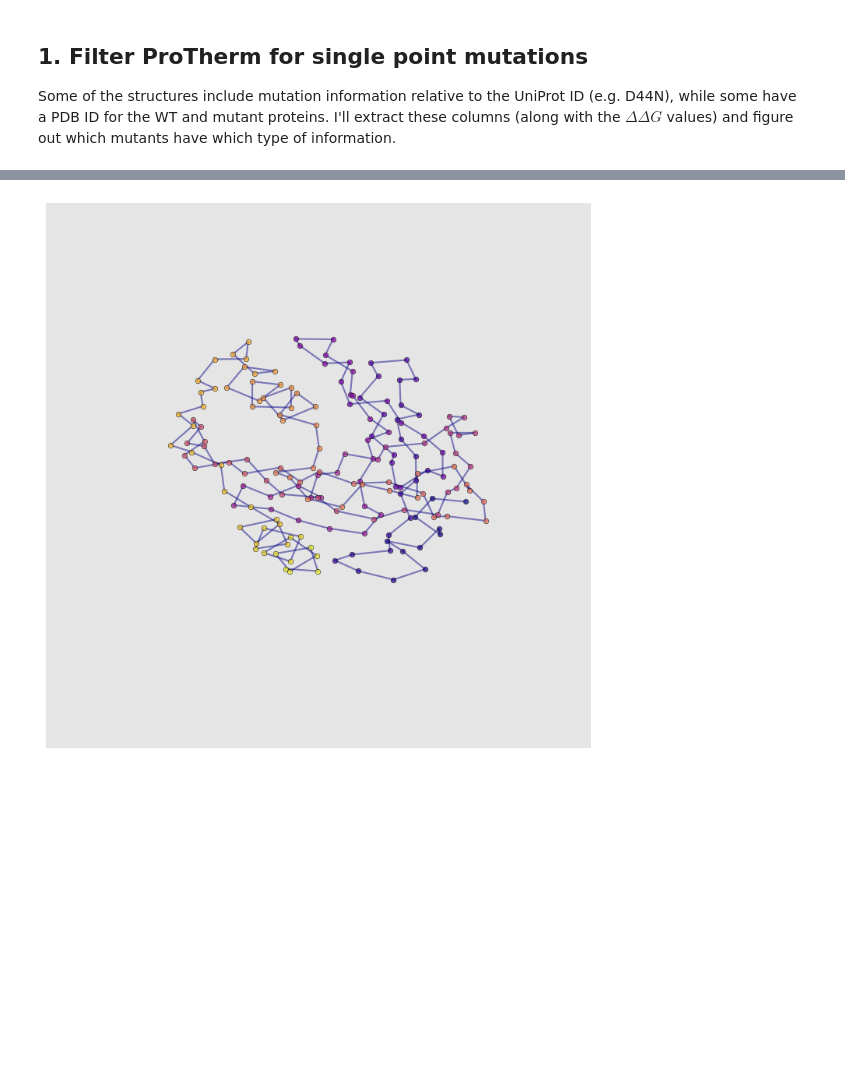
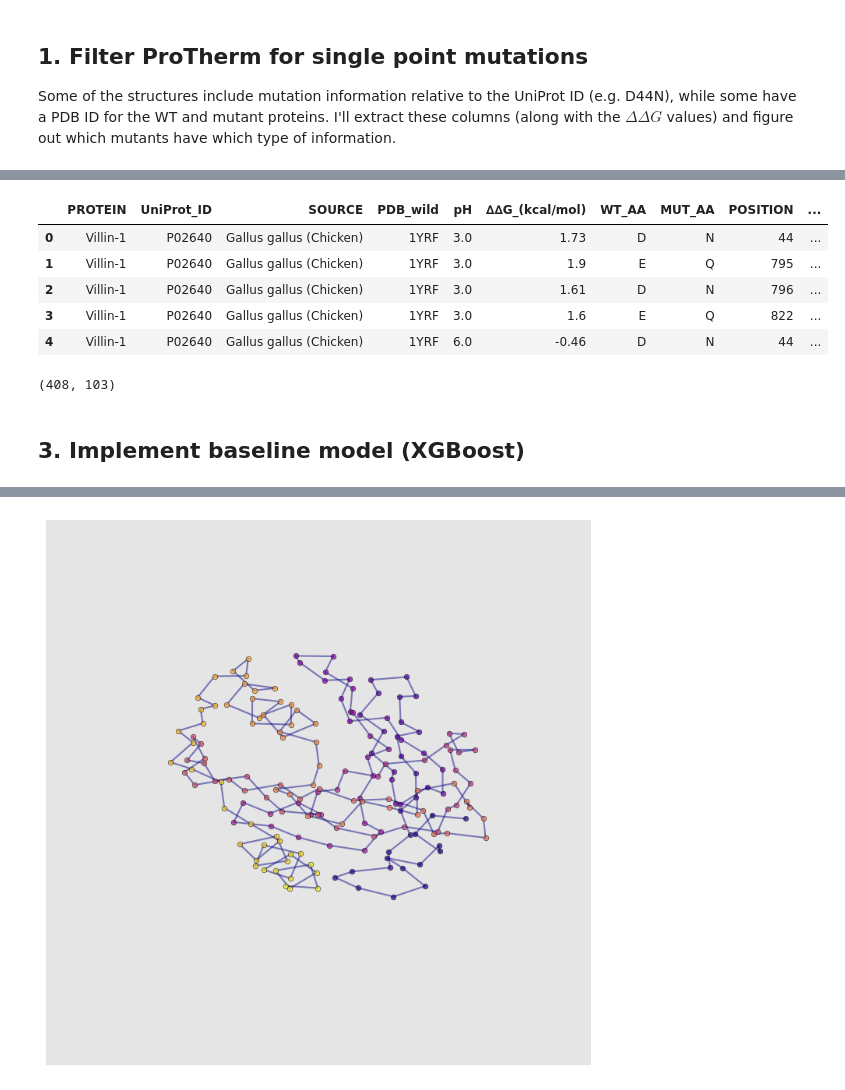
Before and after one commit to amy-acharya/aml-final-project, a Jupyter notebook: project.ipynb, the cells around one changed output, grey strips where cells are left out. Saved outputs shown, nothing was run; the diff lists cells and outputs as text; code cells hidden in the pictures; blank space fills up the shorter version.

Commit message:
preprocessing mostly finished
next steps: find/verify AA properties, implement XGBoost

```diff
--- a/project.ipynb
+++ b/project.ipynb
@@ -67,0 +59,34 @@ table_pdb.shape
+# %%
+# copied from claude for now, no idea where it's getting these from
+# TODO: find correct values
+aa_properties = {
+    'A': {'hydrophobicity': 1.8, 'charge': 0, 'weight': 89.1},
+    'R': {'hydrophobicity': -4.5, 'charge': 1, 'weight': 174.2},
+    'N': {'hydrophobicity': -3.5, 'charge': 0, 'weight': 132.1},
+    'D': {'hydrophobicity': -3.5, 'charge': -1, 'weight': 133.1},
+    'C': {'hydrophobicity': 2.5, 'charge': 0, 'weight': 121.2},
+    'Q': {'hydrophobicity': -3.5, 'charge': 0, 'weight': 146.2},
+    'E': {'hydrophobicity': -3.5, 'charge': -1, 'weight': 147.1},
+    'G': {'hydrophobicity': -0.4, 'charge': 0, 'weight': 75.0},
+    'H': {'hydrophobicity': -3.2, 'charge': 0, 'weight': 155.2},
+    'I': {'hydrophobicity': 4.5, 'charge': 0, 'weight': 131.2},
+    'L': {'hydrophobicity': 3.8, 'charge': 0, 'weight': 131.2},
+    'K': {'hydrophobicity': -3.9, 'charge': 1, 'weight': 146.2},
+    'M': {'hydrophobicity': 1.9, 'charge': 0, 'weight': 149.2},
+    'F': {'hydrophobicity': 2.8, 'charge': 0, 'weight': 165.2},
+    'P': {'hydrophobicity': -1.6, 'charge': 0, 'weight': 115.1},
+    'S': {'hydrophobicity': -0.8, 'charge': 0, 'weight': 105.1},
+    'T': {'hydrophobicity': -0.7, 'charge': 0, 'weight': 119.1},
+    'W': {'hydrophobicity': -0.9, 'charge': 0, 'weight': 204.2},
+    'Y': {'hydrophobicity': -1.3, 'charge': 0, 'weight': 181.2},
+    'V': {'hydrophobicity': 4.2, 'charge': 0, 'weight': 117.1}
+}
+# %%
+# work with only UniProt mutations for now
+table_uniprot_xgb = table_uniprot.copy()  # don't touch original table
+table_uniprot_xgb['WT_AA'] = table_uniprot_xgb['MUTATION'].apply(lambda x: x.split()[0][0])
+table_uniprot_xgb['MUT_AA'] = table_uniprot_xgb['MUTATION'].apply(lambda x: x.split()[0][-1])
+table_uniprot_xgb['POSITION'] = table_uniprot_xgb['MUTATION'].apply(lambda x: int(x.split()[0][1:-1]))
+# %%
+# drop some unnecessary columns
+table_uniprot_xgb.drop(columns=['MUTATION', 'TYPE', 'PDB_Chain_Mutation'], inplace=True)
@@ -67,0 +102,14 @@ table_pdb.shape
+# %%
+# calculate changes in hydrophobicity, charge, and weight for each mutation
+table_uniprot_xgb['delta_hydrophobicity'] = table_uniprot_xgb.apply(lambda row: aa_properties[row['MUT_AA']]['hydrophobicity'] - aa_properties[row['WT_AA']]['hydrophobicity'], axis=1)
+table_uniprot_xgb['delta_charge'] = table_uniprot_xgb.apply(lambda row: aa_properties[row['MUT_AA']]['charge'] - aa_properties[row['WT_AA']]['charge'], axis=1)
+table_uniprot_xgb['delta_weight'] = table_uniprot_xgb.apply(lambda row: aa_properties[row['MUT_AA']]['weight'] - aa_properties[row['WT_AA']]['weight'], axis=1)
+# %%
+table_uniprot_xgb.head()  # final XGBoost table
+# %% [output]
+|  | PROTEIN | UniProt_ID | SOURCE | PDB_wild | pH | ∆∆G_(kcal/mol) | WT_AA | MUT_AA | POSITION | ... |
+| 0 | Villin-1 | P02640 | Gallus gallus (Chicken) | 1YRF | 3.0 | 1.73 | D | N | 44 | ... |
+| 1 | Villin-1 | P02640 | Gallus gallus (Chicken) | 1YRF | 3.0 | 1.9 | E | Q | 795 | ... |
+| 2 | Villin-1 | P02640 | Gallus gallus (Chicken) | 1YRF | 3.0 | 1.61 | D | N | 796 | ... |
+| 3 | Villin-1 | P02640 | Gallus gallus (Chicken) | 1YRF | 3.0 | 1.6 | E | Q | 822 | ... |
+| 4 | Villin-1 | P02640 | Gallus gallus (Chicken) | 1YRF | 6.0 | -0.46 | D | N | 44 | ... |
@@ -67,0 +122,4 @@ table_pdb.shape
+# %%
+len(train_data_xgb), len(test_data_xgb)
+# %% [output]
+(408, 103)
@@ -67,0 +133,2 @@ table_pdb.shape
+# %% [markdown]
+## 3. Implement baseline model (XGBoost)
```
Also changed, not shown: parts of 20 cells of this notebook.
